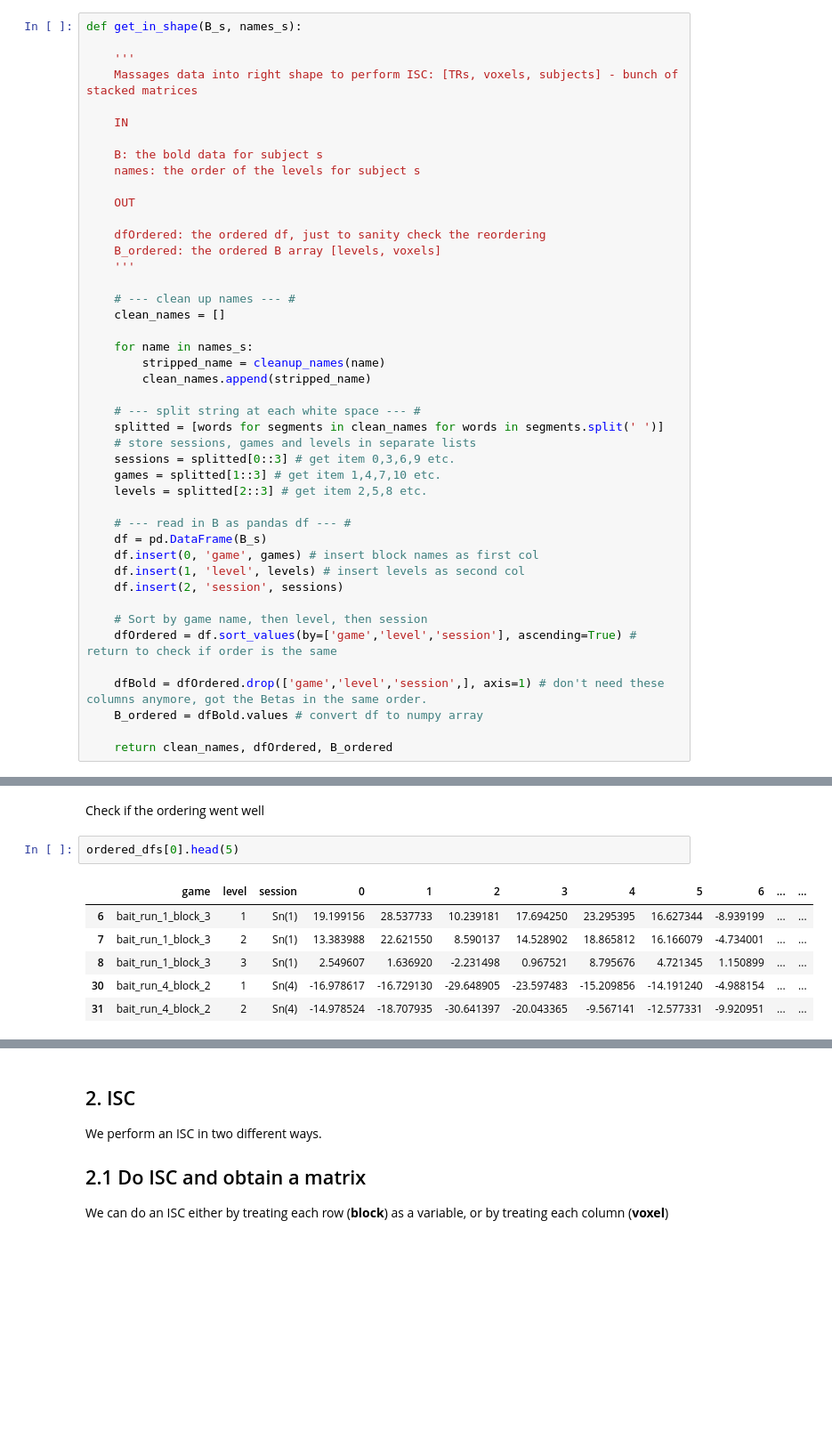
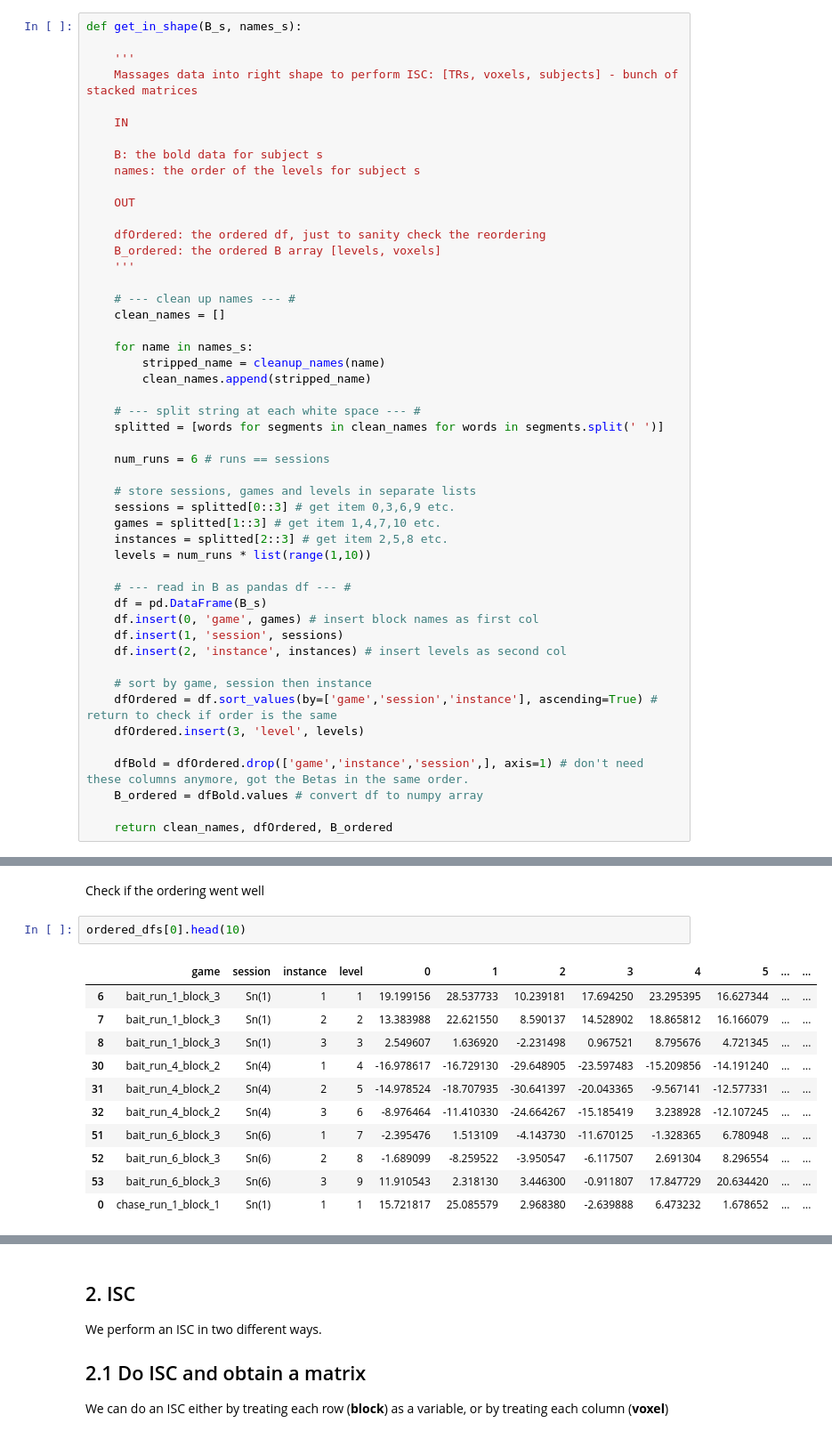
Before and after one commit to tomov/VGDL-fMRI-Python-Data-Analysis, a Jupyter notebook: Multivariate_analyses/ISC_levels.ipynb, the cells around one changed output, grey strips where cells are left out. Shown: that part at 89% size. Saved outputs shown, nothing was run; the diff lists cells and outputs as text; blank space fills up the shorter version.

Commit message:
changed reordering, added levelsto dataframe

```diff
--- a/Multivariate_analyses/ISC_levels.ipynb
+++ b/Multivariate_analyses/ISC_levels.ipynb
@@ -224,21 +225,26 @@ def get_in_shape(B_s, names_s):
 
     # --- split string at each white space --- #
     splitted = [words for segments in clean_names for words in segments.split(' ')]
+
+    num_runs = 6 # runs == sessions
+
     # store sessions, games and levels in separate lists
     sessions = splitted[0::3] # get item 0,3,6,9 etc.
     games = splitted[1::3] # get item 1,4,7,10 etc.
-    levels = splitted[2::3] # get item 2,5,8 etc.
+    instances = splitted[2::3] # get item 2,5,8 etc.
+    levels = num_runs * list(range(1,10))
 
     # --- read in B as pandas df --- #
     df = pd.DataFrame(B_s)
     df.insert(0, 'game', games) # insert block names as first col
-    df.insert(1, 'level', levels) # insert levels as second col
-    df.insert(2, 'session', sessions)
+    df.insert(1, 'session', sessions)
+    df.insert(2, 'instance', instances) # insert levels as second col
 
-    # Sort by game name, then level, then session
-    dfOrdered = df.sort_values(by=['game','level','session'], ascending=True) # return to check if order is the same
+    # sort by game, session then instance
+    dfOrdered = df.sort_values(by=['game','session','instance'], ascending=True) # return to check if order is the same
+    dfOrdered.insert(3, 'level', levels)
 
-    dfBold = dfOrdered.drop(['game','level','session',], axis=1) # don't need these columns anymore, got the Betas in the same order.
+    dfBold = dfOrdered.drop(['game','instance','session',], axis=1) # don't need these columns anymore, got the Betas in the same order.
     B_ordered = dfBold.values # convert df to numpy array
 
     return clean_names, dfOrdered, B_ordered
@@ -273,11 +279,16 @@ Preprocess fMRI data for subject 8
 # %% [markdown]
 Check if the ordering went well
 # %%
-ordered_dfs[0].head(5)
+ordered_dfs[0].head(10)
 # %% [output]
-|  | game | level | session | 0 | 1 | 2 | 3 | 4 | 5 | 6 | ... | ... |
-| 6 | bait_run_1_block_3 | 1 | Sn(1) | 19.199156 | 28.537733 | 10.239181 | 17.694250 | 23.295395 | 16.627344 | -8.939199 | ... | ... |
-| 7 | bait_run_1_block_3 | 2 | Sn(1) | 13.383988 | 22.621550 | 8.590137 | 14.528902 | 18.865812 | 16.166079 | -4.734001 | ... | ... |
-| 8 | bait_run_1_block_3 | 3 | Sn(1) | 2.549607 | 1.636920 | -2.231498 | 0.967521 | 8.795676 | 4.721345 | 1.150899 | ... | ... |
-| 30 | bait_run_4_block_2 | 1 | Sn(4) | -16.978617 | -16.729130 | -29.648905 | -23.597483 | -15.209856 | -14.191240 | -4.988154 | ... | ... |
-| 31 | bait_run_4_block_2 | 2 | Sn(4) | -14.978524 | -18.707935 | -30.641397 | -20.043365 | -9.567141 | -12.577331 | -9.920951 | ... | ... |
+|  | game | session | instance | level | 0 | 1 | 2 | 3 | 4 | 5 | ... | ... |
+| 6 | bait_run_1_block_3 | Sn(1) | 1 | 1 | 19.199156 | 28.537733 | 10.239181 | 17.694250 | 23.295395 | 16.627344 | ... | ... |
+| 7 | bait_run_1_block_3 | Sn(1) | 2 | 2 | 13.383988 | 22.621550 | 8.590137 | 14.528902 | 18.865812 | 16.166079 | ... | ... |
+| 8 | bait_run_1_block_3 | Sn(1) | 3 | 3 | 2.549607 | 1.636920 | -2.231498 | 0.967521 | 8.795676 | 4.721345 | ... | ... |
+| 30 | bait_run_4_block_2 | Sn(4) | 1 | 4 | -16.978617 | -16.729130 | -29.648905 | -23.597483 | -15.209856 | -14.191240 | ... | ... |
+| 31 | bait_run_4_block_2 | Sn(4) | 2 | 5 | -14.978524 | -18.707935 | -30.641397 | -20.043365 | -9.567141 | -12.577331 | ... | ... |
+| 32 | bait_run_4_block_2 | Sn(4) | 3 | 6 | -8.976464 | -11.410330 | -24.664267 | -15.185419 | 3.238928 | -12.107245 | ... | ... |
+| 51 | bait_run_6_block_3 | Sn(6) | 1 | 7 | -2.395476 | 1.513109 | -4.143730 | -11.670125 | -1.328365 | 6.780948 | ... | ... |
+| 52 | bait_run_6_block_3 | Sn(6) | 2 | 8 | -1.689099 | -8.259522 | -3.950547 | -6.117507 | 2.691304 | 8.296554 | ... | ... |
+| 53 | bait_run_6_block_3 | Sn(6) | 3 | 9 | 11.910543 | 2.318130 | 3.446300 | -0.911807 | 17.847729 | 20.634420 | ... | ... |
+| 0 | chase_run_1_block_1 | Sn(1) | 1 | 1 | 15.721817 | 25.085579 | 2.968380 | -2.639888 | 6.473232 | 1.678652 | ... | ... |
```
Also changed, not shown: parts of 13 cells of this notebook.
